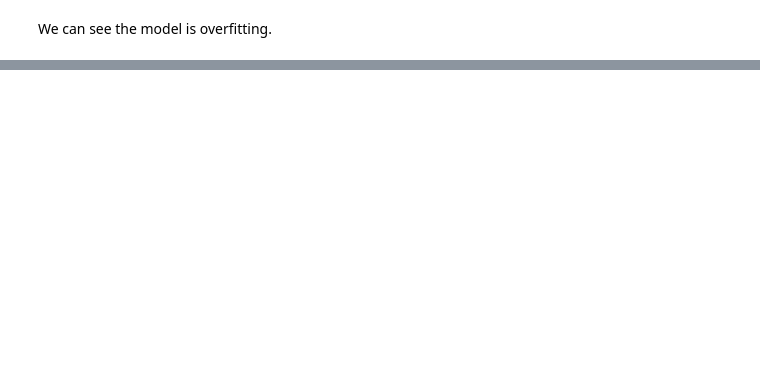
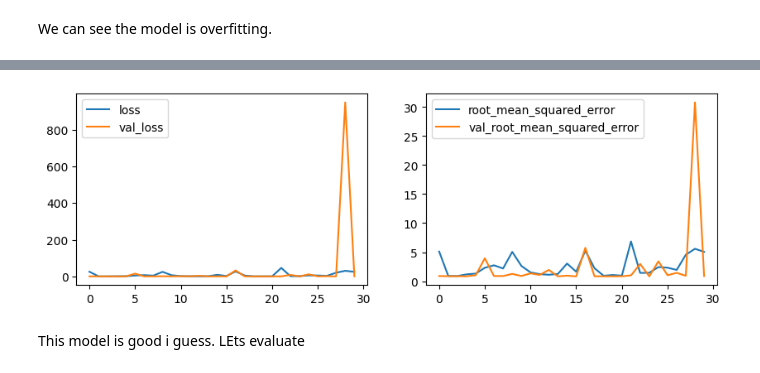
Before and after one commit to umais2005/DeepLearning, a Jupyter notebook: Keras_Basic.ipynb, the cells around one changed output, grey strips where cells are left out. Cells and saved outputs as stored; diff of their text form; code cells hidden in the pictures; blank space fills up the shorter version.

Commit message:
made regression model (practice)

```diff
--- a/Keras_Basic.ipynb
+++ b/Keras_Basic.ipynb
@@ -86,0 +108,13 @@ We can see the model is overfitting.
+# %%
+# Wide and Deep Neural Network
+tf.keras.backend.clear_session()
+tf.random.set_seed(42)
+input_ = tf.keras.layers.Input(shape=(8,))
+normalize_layer = tf.keras.layers.Normalization()
+normalized = tf.keras.layers.Normalization()(input_)
+hidden1 = tf.keras.layers.Dense(40, activation='relu')(normalized)
+hidden2 = tf.keras.layers.Dense(30, activation='relu')(hidden1)
+concat = tf.keras.layers.Concatenate()([hidden2, normalized])
+output = tf.keras.layers.Dense(1)(concat)
+# %%
+model = tf.keras.Model(inputs=[input_], outputs=[output])
@@ -86,0 +141,5 @@ We can see the model is overfitting.
+# %%
+normalize_layer.adapt(X_train)
+model.compile(optimizer=tf.keras.optimizers.Adam(learning_rate=.001), loss='mse',
+              metrics='RootMeanSquaredError')
+model.fit(X_train, y_train, batch_size=64, epochs=30, validation_data=(X_valid, y_valid), )
@@ -86,0 +165,14 @@ We can see the model is overfitting.
+# %%
+def plot_metrics(model):
+  model_hist = pd.DataFrame(model.history.history)
+  plt.figure(figsize=(10,3))
+  ax = plt.subplot(121)
+  model_hist[['loss', 'val_loss']].plot(ax=ax)
+  ax = plt.subplot(122)
+  model_hist[['root_mean_squared_error', 'val_root_mean_squared_error']].plot(ax=ax)
+# %%
+plot_metrics(model)
+# %% [output]
+[figure, added]
+# %% [markdown]
+This model is good i guess. LEts evaluate
```
Also changed, not shown: parts of 23 cells of this notebook.
